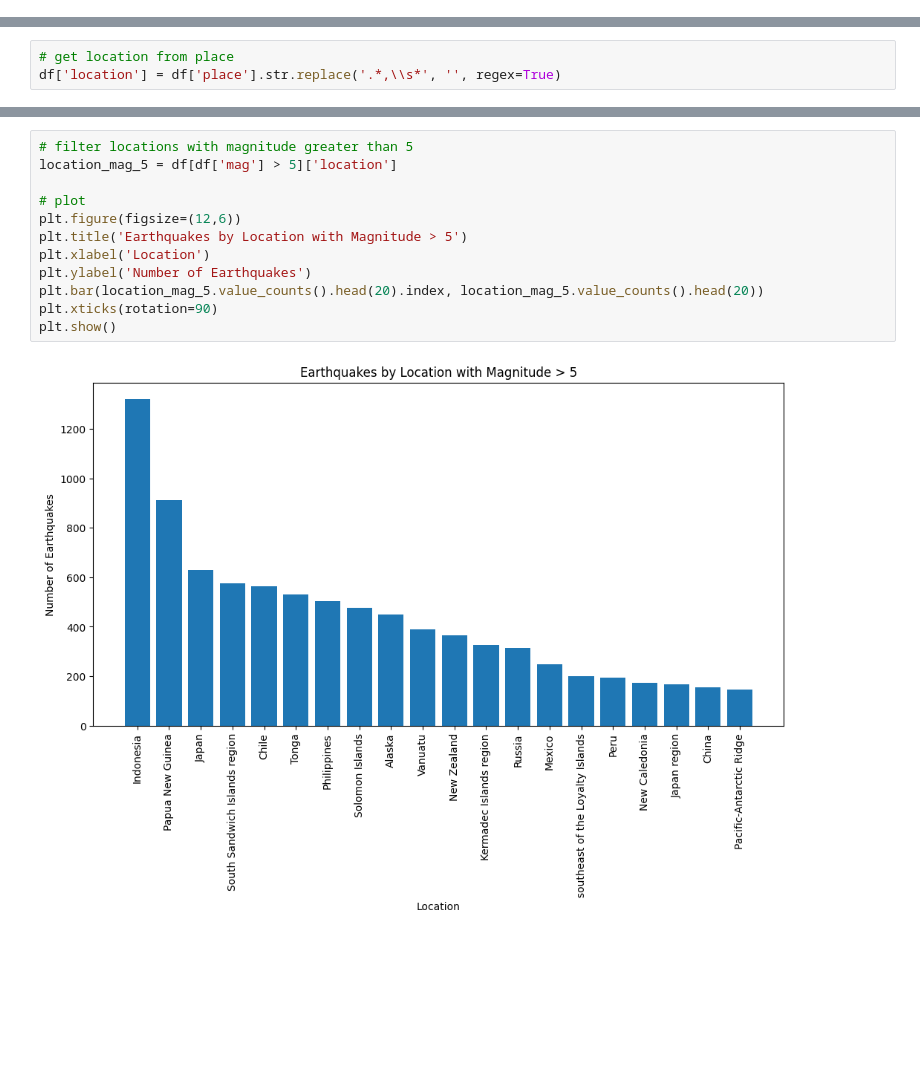
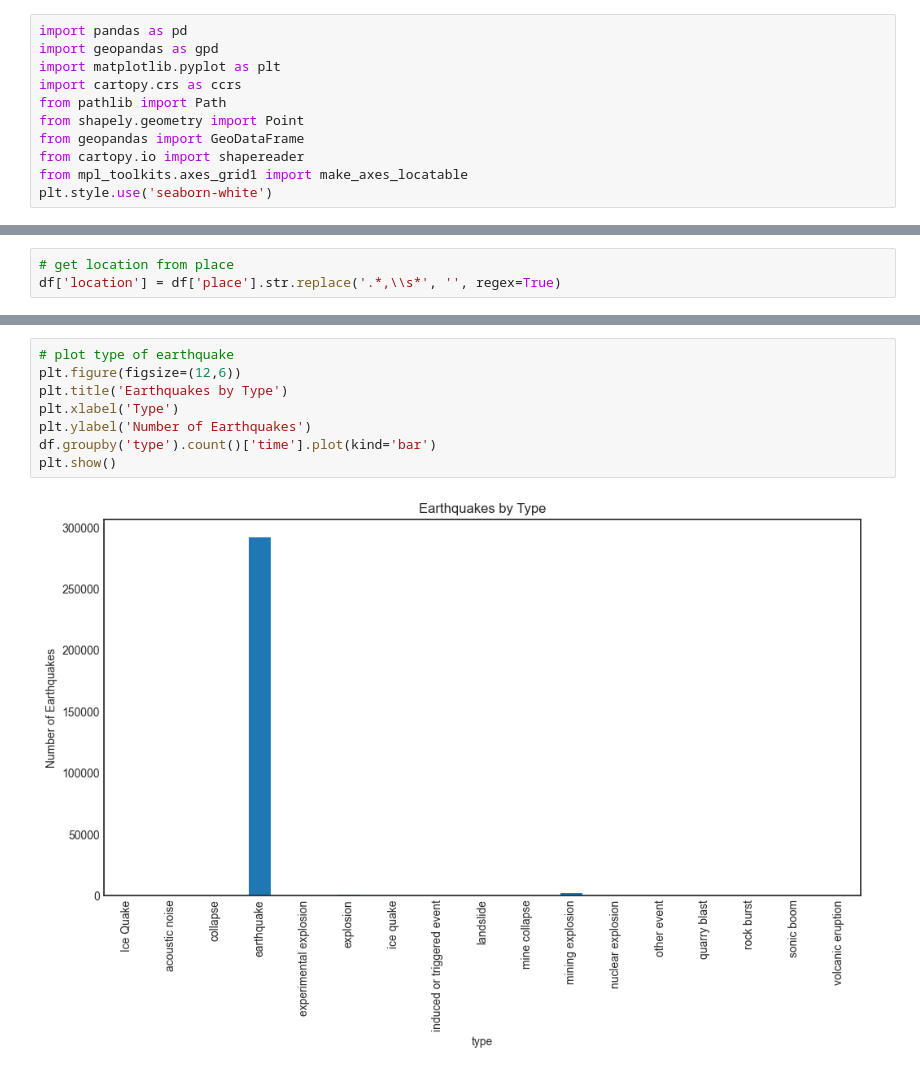
Before and after one commit to parthshah231/earthquake_analysis, a Jupyter notebook: eda.ipynb, the cells around one changed output, grey strips where cells are left out. Drawn from its saved outputs; the diff is of its cells as text; blank space fills up the shorter version.

```diff
--- a/eda.ipynb
+++ b/eda.ipynb
@@ -5,3 +1,14 @@ from pathlib import Path
+# %%
+import pandas as pd
+import geopandas as gpd
+import matplotlib.pyplot as plt
+import cartopy.crs as ccrs
+from pathlib import Path
+from shapely.geometry import Point
+from geopandas import GeoDataFrame
+from cartopy.io import shapereader
+from mpl_toolkits.axes_grid1 import make_axes_locatable
+plt.style.use('seaborn-white')
 # %%
 ROOT = Path().resolve()
 DATA = ROOT / 'data'
@@ -155,14 +267,10 @@ plt.show()
 # %%
-# filter locations with magnitude greater than 5
-location_mag_5 = df[df['mag'] > 5]['location']
-
-# plot
+# plot type of earthquake
 plt.figure(figsize=(12,6))
-plt.title('Earthquakes by Location with Magnitude > 5')
-plt.xlabel('Location')
+plt.title('Earthquakes by Type')
+plt.xlabel('Type')
 plt.ylabel('Number of Earthquakes')
-plt.bar(location_mag_5.value_counts().head(20).index, location_mag_5.value_counts().head(20))
-plt.xticks(rotation=90)
+df.groupby('type').count()['time'].plot(kind='bar')
 plt.show()
 # %% [output]
-[figure, old version]
+[figure, new version]
```
Also changed, not shown: parts of 19 cells of this notebook.
